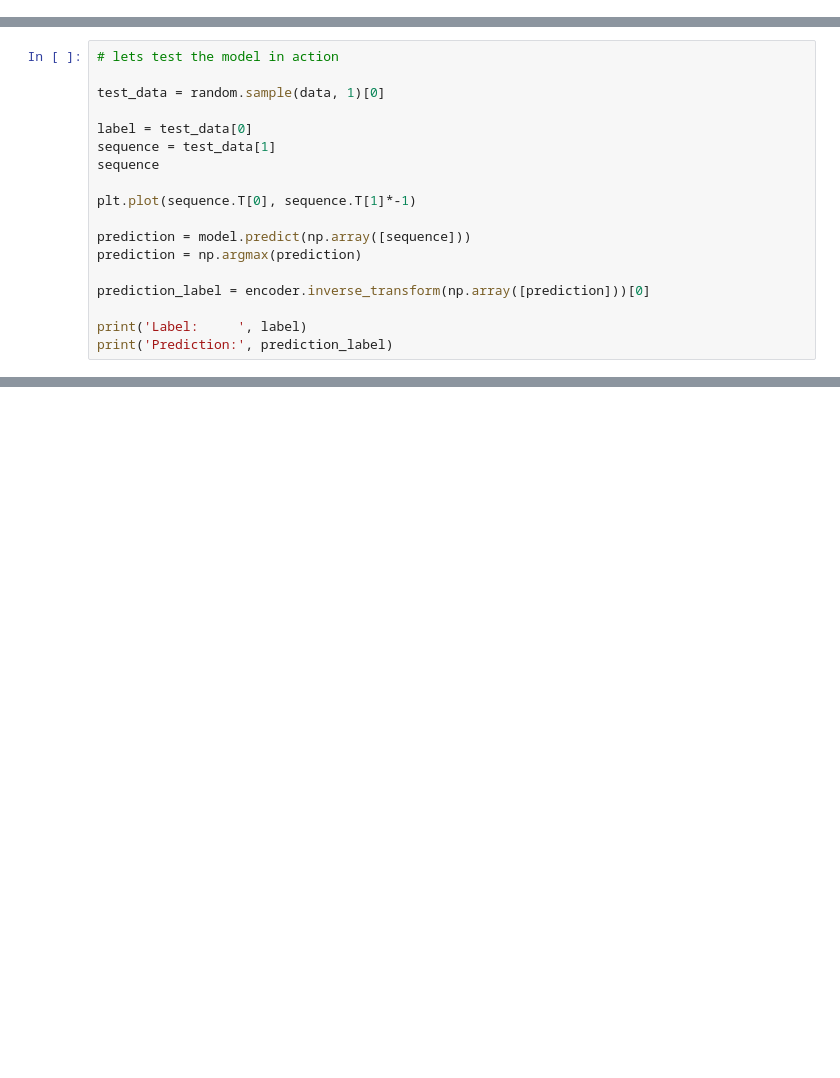
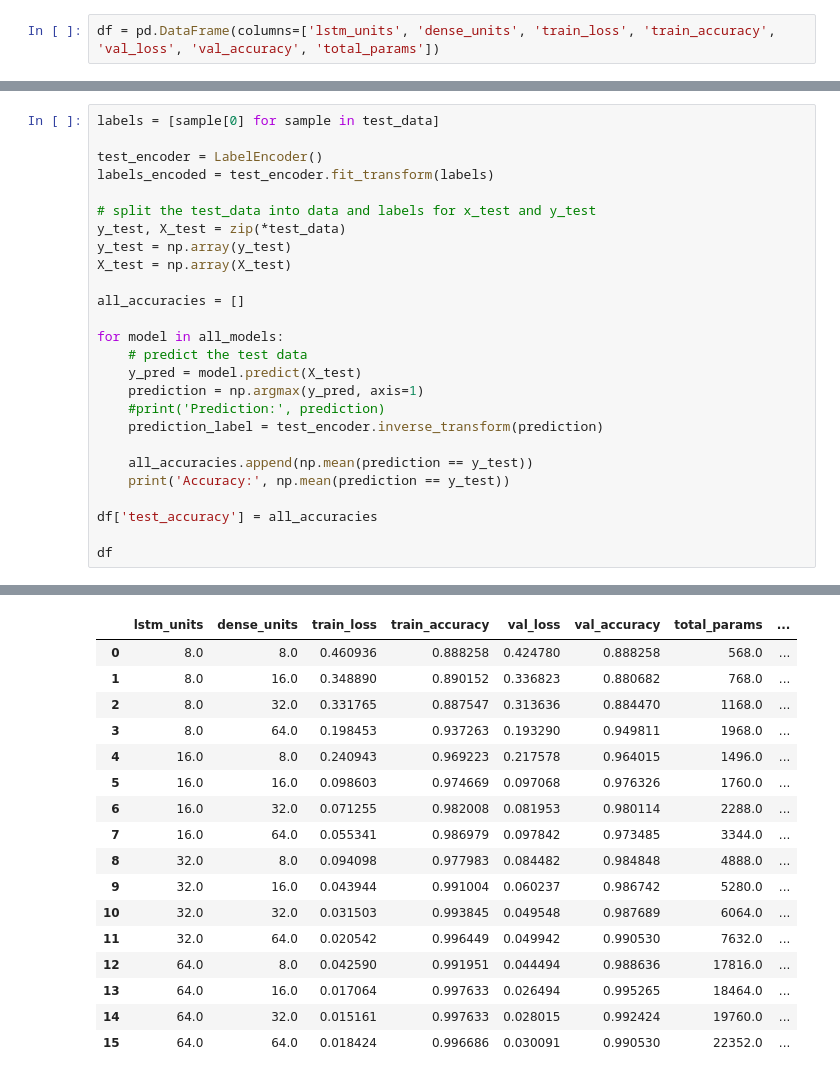
Before and after one commit to ITT-24/assignment-6-gesture-recognition-JonasBachmeier-UNI, a Jupyter notebook: task_2/unistroke-gestures.ipynb, the cells around one changed output, grey strips where cells are left out. Cells and saved outputs as stored; diff of their text form; blank space fills up the shorter version.

```diff
--- a/task_2/unistroke-gestures.ipynb
+++ b/task_2/unistroke-gestures.ipynb
@@ -220,0 +104,2 @@ print(X_train.shape, X_test.shape, y_train.shape, y_test.shape)
+# %%
+df = pd.DataFrame(columns=['lstm_units', 'dense_units', 'train_loss', 'train_accuracy', 'val_loss', 'val_accuracy', 'total_params'])
@@ -308,18 +179,0 @@ pass
-# %%
-# lets test the model in action
-
-test_data = random.sample(data, 1)[0]
-
-label = test_data[0]
-sequence = test_data[1]
-sequence
-
-plt.plot(sequence.T[0], sequence.T[1]*-1)
-
-prediction = model.predict(np.array([sequence]))
-prediction = np.argmax(prediction)
-
-prediction_label = encoder.inverse_transform(np.array([prediction]))[0]
-
-print('Label:     ', label)
-print('Prediction:', prediction_label)
@@ -330,0 +312,27 @@ Prediction: circle
+# %%
+labels = [sample[0] for sample in test_data]
+
+test_encoder = LabelEncoder()
+labels_encoded = test_encoder.fit_transform(labels)
+
+# split the test_data into data and labels for x_test and y_test
+y_test, X_test = zip(*test_data)
+y_test = np.array(y_test)
+X_test = np.array(X_test)
+
+all_accuracies = []
+
+for model in all_models:
+    # predict the test data
+    y_pred = model.predict(X_test)
+    prediction = np.argmax(y_pred, axis=1)
+    #print('Prediction:', prediction)
+    prediction_label = test_encoder.inverse_transform(prediction)
+
+    all_accuracies.append(np.mean(prediction == y_test))
+    print('Accuracy:', np.mean(prediction == y_test))
+
+df['test_accuracy'] = all_accuracies
+
+df
+# %% [output]
@@ -330,0 +356,17 @@ Prediction: circle
+|  | lstm_units | dense_units | train_loss | train_accuracy | val_loss | val_accuracy | total_params | ... |
+| 0 | 8.0 | 8.0 | 0.460936 | 0.888258 | 0.424780 | 0.888258 | 568.0 | ... |
+| 1 | 8.0 | 16.0 | 0.348890 | 0.890152 | 0.336823 | 0.880682 | 768.0 | ... |
+| 2 | 8.0 | 32.0 | 0.331765 | 0.887547 | 0.313636 | 0.884470 | 1168.0 | ... |
+| 3 | 8.0 | 64.0 | 0.198453 | 0.937263 | 0.193290 | 0.949811 | 1968.0 | ... |
+| 4 | 16.0 | 8.0 | 0.240943 | 0.969223 | 0.217578 | 0.964015 | 1496.0 | ... |
+| 5 | 16.0 | 16.0 | 0.098603 | 0.974669 | 0.097068 | 0.976326 | 1760.0 | ... |
+| 6 | 16.0 | 32.0 | 0.071255 | 0.982008 | 0.081953 | 0.980114 | 2288.0 | ... |
+| 7 | 16.0 | 64.0 | 0.055341 | 0.986979 | 0.097842 | 0.973485 | 3344.0 | ... |
+| 8 | 32.0 | 8.0 | 0.094098 | 0.977983 | 0.084482 | 0.984848 | 4888.0 | ... |
+| 9 | 32.0 | 16.0 | 0.043944 | 0.991004 | 0.060237 | 0.986742 | 5280.0 | ... |
+| 10 | 32.0 | 32.0 | 0.031503 | 0.993845 | 0.049548 | 0.987689 | 6064.0 | ... |
+| 11 | 32.0 | 64.0 | 0.020542 | 0.996449 | 0.049942 | 0.990530 | 7632.0 | ... |
+| 12 | 64.0 | 8.0 | 0.042590 | 0.991951 | 0.044494 | 0.988636 | 17816.0 | ... |
+| 13 | 64.0 | 16.0 | 0.017064 | 0.997633 | 0.026494 | 0.995265 | 18464.0 | ... |
+| 14 | 64.0 | 32.0 | 0.015161 | 0.997633 | 0.028015 | 0.992424 | 19760.0 | ... |
+| 15 | 64.0 | 64.0 | 0.018424 | 0.996686 | 0.030091 | 0.990530 | 22352.0 | ... |
```
Also changed, not shown: parts of 24 cells of this notebook, 4 other files.
